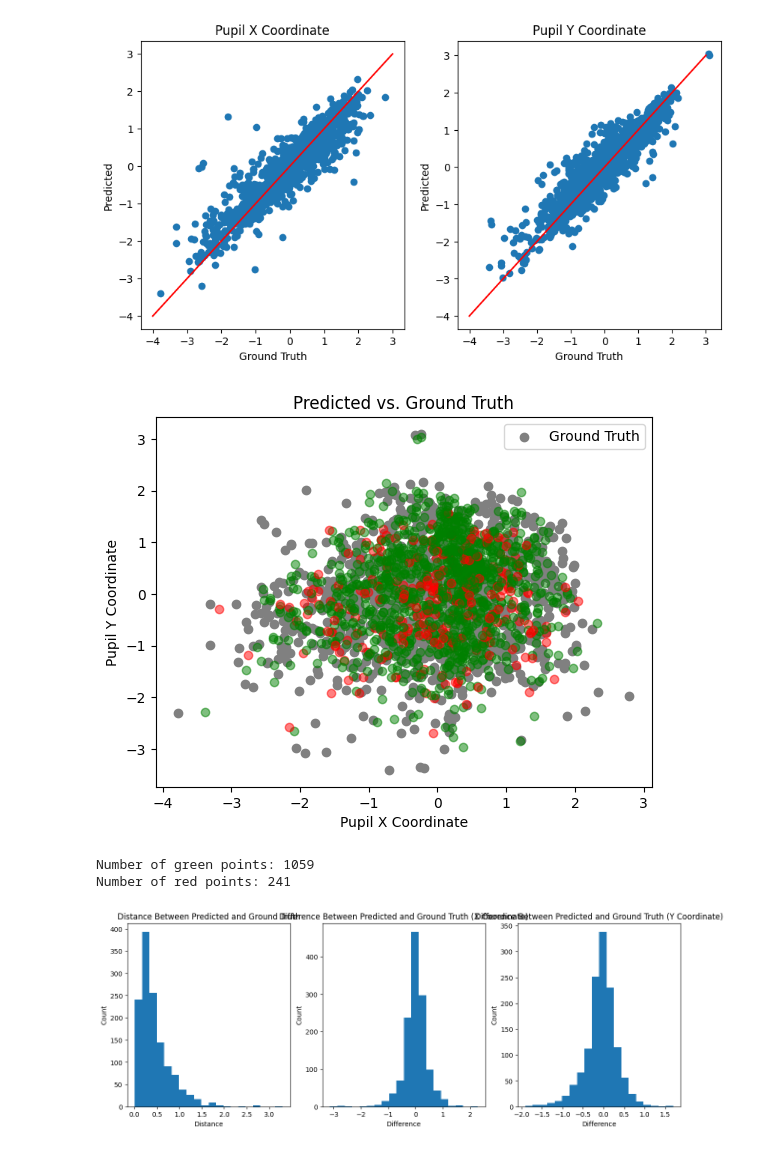
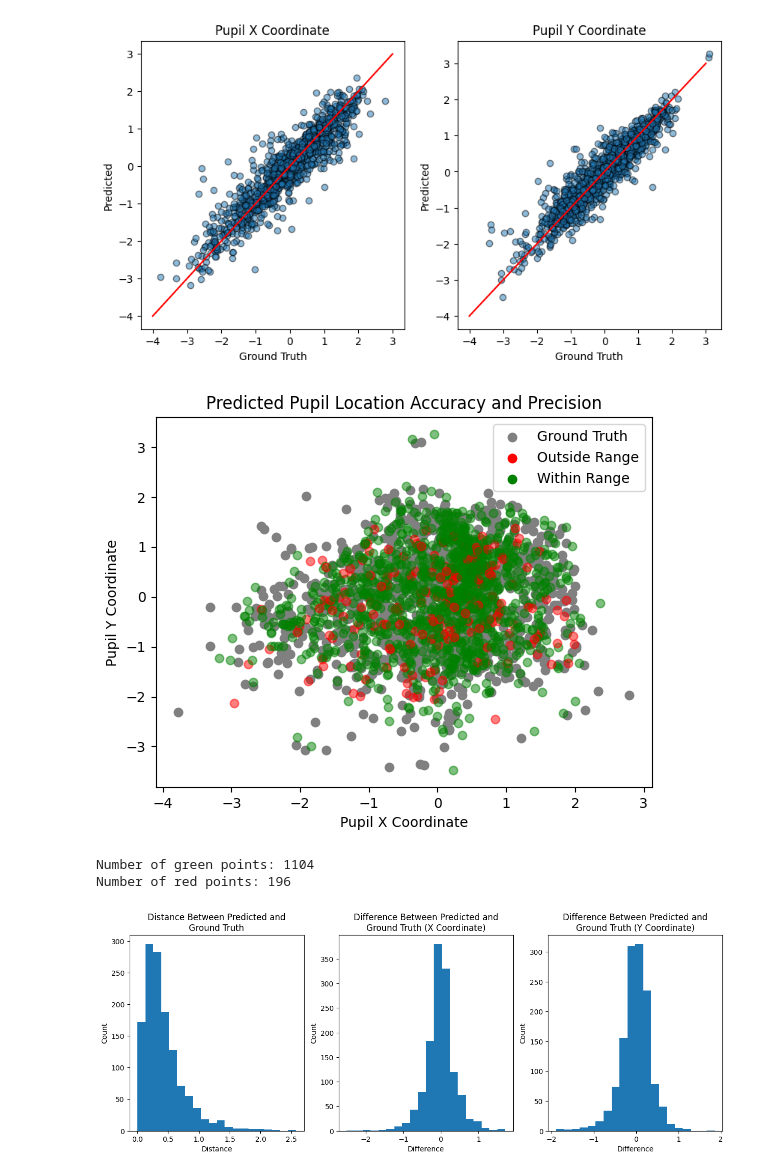
Before and after one commit to rclupoiu/neural-mesh-transformers, a Jupyter notebook: models/trained_model_allcoords_viz.ipynb, the cells around one changed output. Drawn from its saved outputs; the diff is of its cells as text; code cells hidden in the pictures.

Commit message:
Finalize baseline, node-level prediction, and visualization

```diff
--- a/models/trained_model_allcoords_viz.ipynb
+++ b/models/trained_model_allcoords_viz.ipynb
@@ -101,19 +101,20 @@ pred_labels = np.concatenate(pred_labels)
 #Plot two subplots. The first shows the predicted vs. ground truth for the first dimension,
 #and the second shows the predicted vs. ground truth for the second dimension.
 fig, (ax1, ax2) = plt.subplots(1, 2, figsize=(10,5))
-ax1.scatter(gt_labels[:,0], pred_labels[:,0])
+#Add a border to each plotted dot and make the dots slightly transparent
+ax1.scatter(gt_labels[:,0], pred_labels[:,0], edgecolors='k', alpha=0.5)
 ax1.plot([-4, 3], [-4, 3], c='r')
 ax1.set_xlabel('Ground Truth')
 ax1.set_ylabel('Predicted')
 ax1.set_title('Pupil X Coordinate')
-ax2.scatter(gt_labels[:,1], pred_labels[:,1])
+ax2.scatter(gt_labels[:,1], pred_labels[:,1], edgecolors='k', alpha=0.5)
 ax2.plot([-4, 3], [-4, 3], c='r')
 ax2.set_xlabel('Ground Truth')
 ax2.set_ylabel('Predicted')
 ax2.set_title('Pupil Y Coordinate')
 plt.show()
 # %% [output]
-[figure, old version]
+[figure, new version]
 # %%
 #The first dimension is the x coordinate, and the second dimension is the y coordinate.
 #Plot a superimposed 2D plot of the predicted and ground truth values.
@@ -132,36 +133,41 @@ for i in range(len(gt_labels)):
     else:
         plt.scatter(pred_labels[i,0], pred_labels[i,1], c='red', alpha=0.5)
         num_red += 1
+
+#Add a label for the red and green points
+plt.scatter([], [], c='red', label='Outside Range')
+plt.scatter([], [], c='green', label='Within Range')
+
 plt.xlabel('Pupil X Coordinate')
 plt.ylabel('Pupil Y Coordinate')
-plt.title('Predicted vs. Ground Truth')
+plt.title('Predicted Pupil Location Accuracy and Precision')
 plt.legend()
 plt.show()
 
 print('Number of green points: {}'.format(num_green))
 print('Number of red points: {}'.format(num_red))
 # %% [output]
-[figure, old version]
+[figure, new version]
-Number of green points: 1059
-Number of red points: 241
+Number of green points: 1104
+Number of red points: 196
 # %%
 #Make three subplots.
 #The first is a histogram that shows the distribution of the distances between the predicted and ground truth values.
 #The second is a histogram of the difference and ground truth values for the first dimension.
 #The third is a histogram of the difference and ground truth values for the second dimension.
 fig, (ax1, ax2, ax3) = plt.subplots(1, 3, figsize=(15,5))
 ax1.hist(np.linalg.norm(gt_labels - pred_labels, axis=1), bins=20)
 ax1.set_xlabel('Distance')
 ax1.set_ylabel('Count')
-ax1.set_title('Distance Between Predicted and Ground Truth')
+ax1.set_title('Distance Between Predicted and\nGround Truth')
 ax2.hist(gt_labels[:,0] - pred_labels[:,0], bins=20)
 ax2.set_xlabel('Difference')
 ax2.set_ylabel('Count')
-ax2.set_title('Difference Between Predicted and Ground Truth (X Coordinate)')
+ax2.set_title('Difference Between Predicted and\nGround Truth (X Coordinate)')
 ax3.hist(gt_labels[:,1] - pred_labels[:,1], bins=20)
 ax3.set_xlabel('Difference')
 ax3.set_ylabel('Count')
-ax3.set_title('Difference Between Predicted and Ground Truth (Y Coordinate)')
+ax3.set_title('Difference Between Predicted and\nGround Truth (Y Coordinate)')
 plt.show()
 # %% [output]
-[figure, old version]
+[figure, new version]
```
Also changed, not shown: parts of 1 cell of this notebook, 10 other files.
